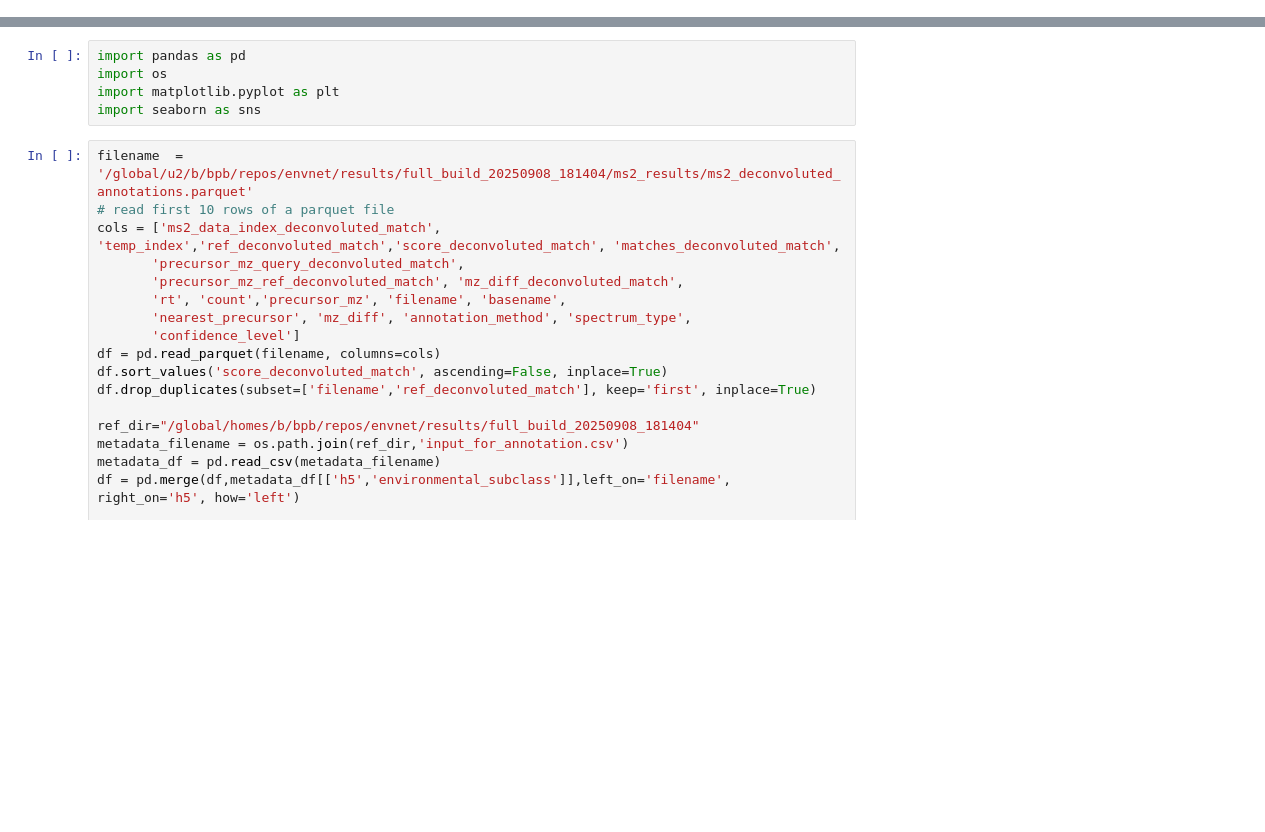
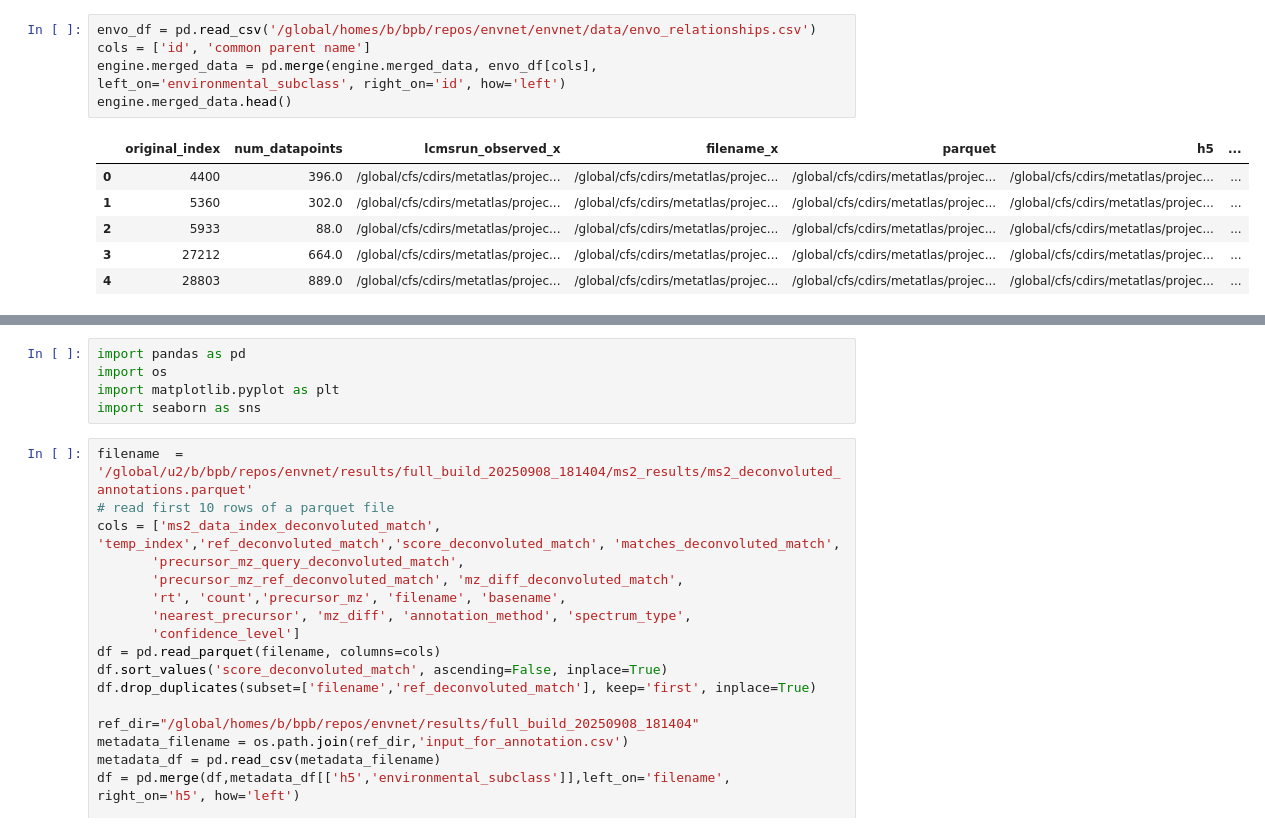
Before and after one commit to biorack/envnet, a Jupyter notebook: notebooks/analyze_environmental_dom_characteristics.ipynb, the cells around one changed output, grey strips where cells are left out. Saved outputs shown, nothing was run; the diff lists cells and outputs as text; blank space fills up the shorter version.

```diff
--- a/notebooks/analyze_environmental_dom_characteristics.ipynb
+++ b/notebooks/analyze_environmental_dom_characteristics.ipynb
@@ -0,0 +113,12 @@
+# %%
+envo_df = pd.read_csv('/global/homes/b/bpb/repos/envnet/envnet/data/envo_relationships.csv')
+cols = ['id', 'common parent name']
+engine.merged_data = pd.merge(engine.merged_data, envo_df[cols], left_on='environmental_subclass', right_on='id', how='left')
+engine.merged_data.head()
+# %% [output]
+|  | original_index | num_datapoints | lcmsrun_observed_x | filename_x | parquet | h5 | ... |
+| 0 | 4400 | 396.0 | /global/cfs/cdirs/metatlas/projec... | /global/cfs/cdirs/metatlas/projec... | /global/cfs/cdirs/metatlas/projec... | /global/cfs/cdirs/metatlas/projec... | ... |
+| 1 | 5360 | 302.0 | /global/cfs/cdirs/metatlas/projec... | /global/cfs/cdirs/metatlas/projec... | /global/cfs/cdirs/metatlas/projec... | /global/cfs/cdirs/metatlas/projec... | ... |
+| 2 | 5933 | 88.0 | /global/cfs/cdirs/metatlas/projec... | /global/cfs/cdirs/metatlas/projec... | /global/cfs/cdirs/metatlas/projec... | /global/cfs/cdirs/metatlas/projec... | ... |
+| 3 | 27212 | 664.0 | /global/cfs/cdirs/metatlas/projec... | /global/cfs/cdirs/metatlas/projec... | /global/cfs/cdirs/metatlas/projec... | /global/cfs/cdirs/metatlas/projec... | ... |
+| 4 | 28803 | 889.0 | /global/cfs/cdirs/metatlas/projec... | /global/cfs/cdirs/metatlas/projec... | /global/cfs/cdirs/metatlas/projec... | /global/cfs/cdirs/metatlas/projec... | ... |
```
Also changed, not shown: parts of 14 cells of this notebook, 9 other files.
